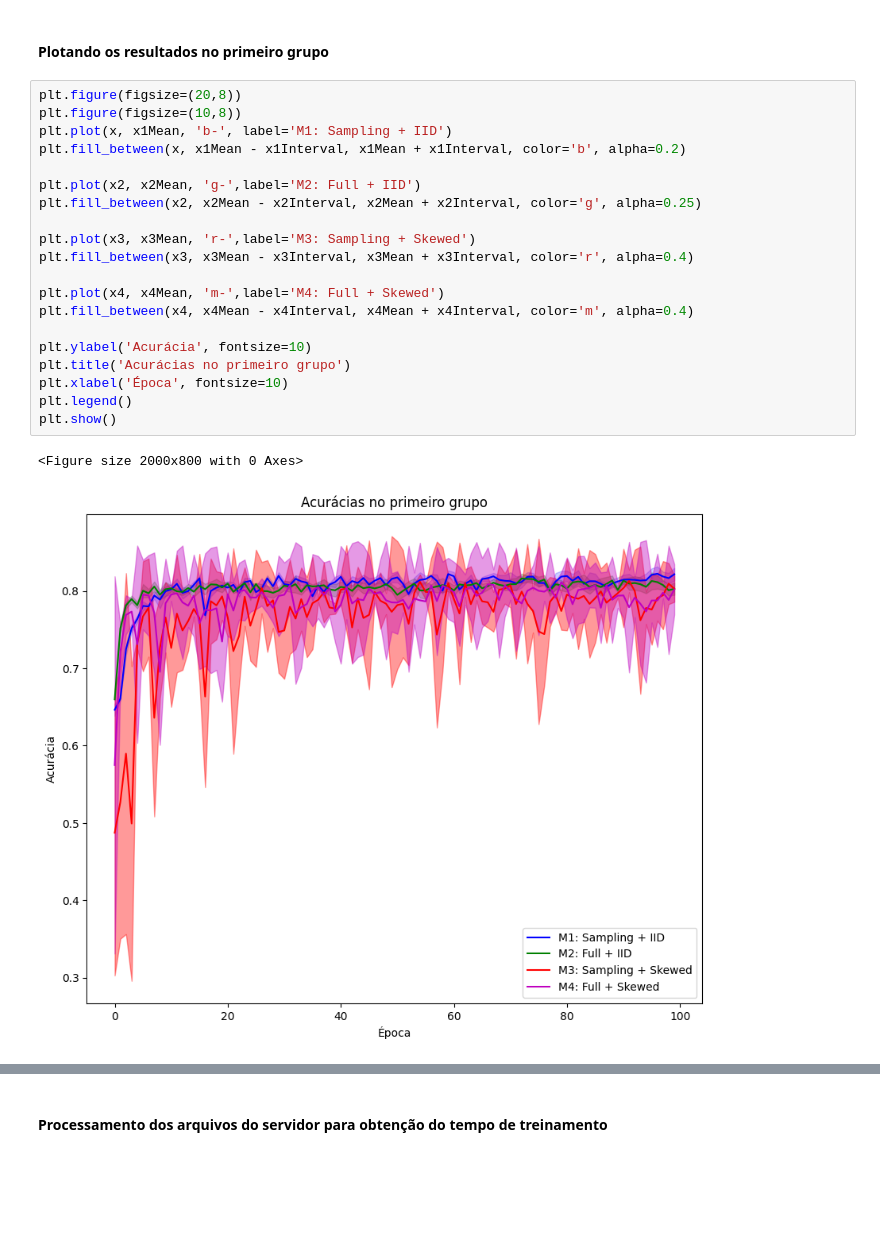
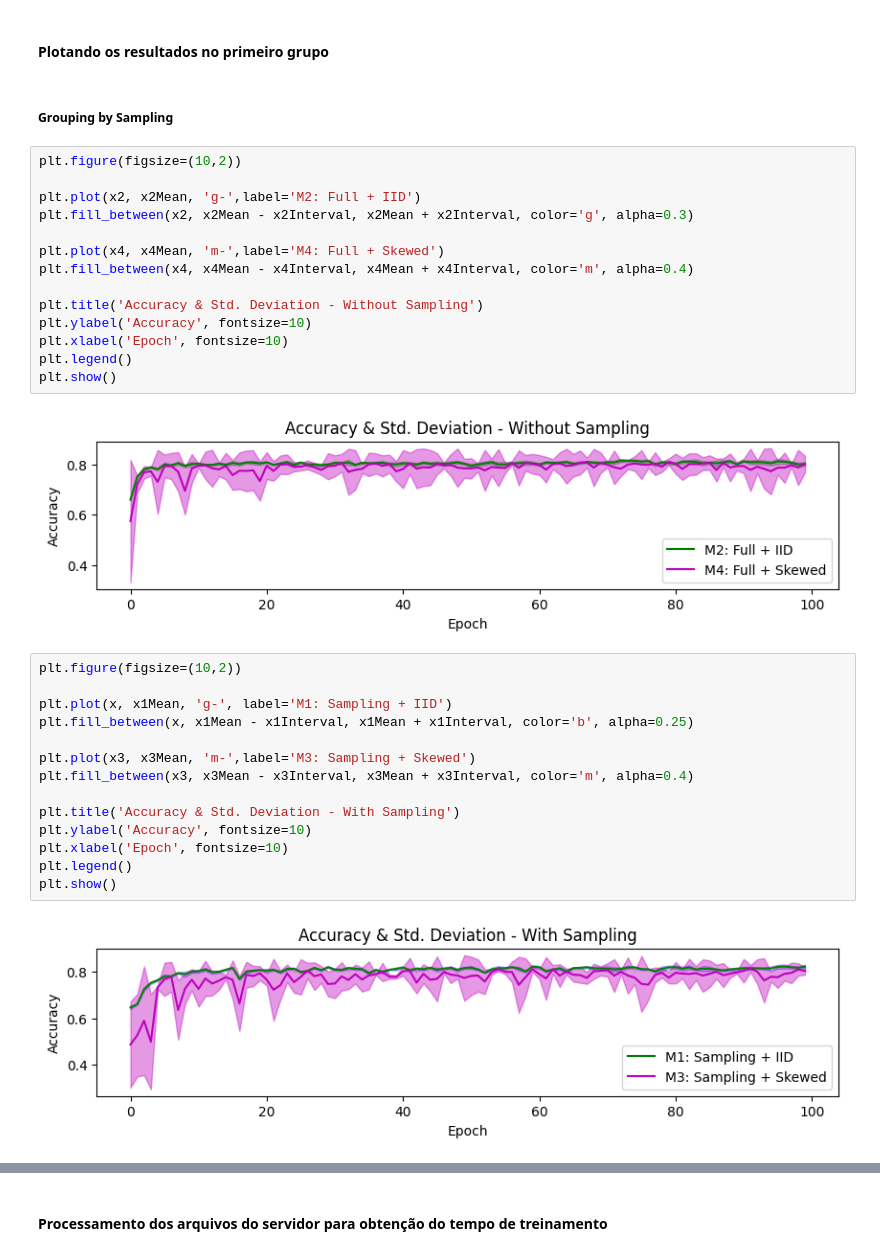
Before and after one commit to mayaragao/AFRODITE-Extens-o, a Jupyter notebook: src/results-notebooks/Resultados Extensao/results-AFRODITE_Extensao.ipynb, the cells around one changed output, grey strips where cells are left out. Drawn from its saved outputs; the diff is of its cells as text; blank space fills up the shorter version.

Commit message:
add média de acurácia e desvio padrao

```diff
--- a/src/results-notebooks/Resultados Extensao/results-AFRODITE_Extensao.ipynb
+++ b/src/results-notebooks/Resultados Extensao/results-AFRODITE_Extensao.ipynb
@@ -134,26 +134,37 @@ x4Interval = std(m4_accuracies,axis=0)*1.96/sqrt(4) ## não temos certeza desse
 x4 = arange(len(x4Mean))
 # %% [markdown]
 #### Plotando os resultados no primeiro grupo
+# %% [markdown]
+##### Grouping by Sampling
 # %%
-plt.figure(figsize=(20,8))
-plt.figure(figsize=(10,8))
-plt.plot(x, x1Mean, 'b-', label='M1: Sampling + IID')
-plt.fill_between(x, x1Mean - x1Interval, x1Mean + x1Interval, color='b', alpha=0.2)
+plt.figure(figsize=(10,2))
 
 plt.plot(x2, x2Mean, 'g-',label='M2: Full + IID')
-plt.fill_between(x2, x2Mean - x2Interval, x2Mean + x2Interval, color='g', alpha=0.25)
-
-plt.plot(x3, x3Mean, 'r-',label='M3: Sampling + Skewed')
-plt.fill_between(x3, x3Mean - x3Interval, x3Mean + x3Interval, color='r', alpha=0.4)
+plt.fill_between(x2, x2Mean - x2Interval, x2Mean + x2Interval, color='g', alpha=0.3)
 
 plt.plot(x4, x4Mean, 'm-',label='M4: Full + Skewed')
 plt.fill_between(x4, x4Mean - x4Interval, x4Mean + x4Interval, color='m', alpha=0.4)
 
-plt.ylabel('Acurácia', fontsize=10)
-plt.title('Acurácias no primeiro grupo')
-plt.xlabel('Época', fontsize=10)
+plt.title('Accuracy & Std. Deviation - Without Sampling')
+plt.ylabel('Accuracy', fontsize=10)
+plt.xlabel('Epoch', fontsize=10)
 plt.legend()
 plt.show()
 # %% [output]
-<Figure size 2000x800 with 0 Axes>
-[figure, old version]
+[figure, new version]
+# %%
+plt.figure(figsize=(10,2))
+
+plt.plot(x, x1Mean, 'g-', label='M1: Sampling + IID')
+plt.fill_between(x, x1Mean - x1Interval, x1Mean + x1Interval, color='b', alpha=0.25)
+
+plt.plot(x3, x3Mean, 'm-',label='M3: Sampling + Skewed')
+plt.fill_between(x3, x3Mean - x3Interval, x3Mean + x3Interval, color='m', alpha=0.4)
+
+plt.title('Accuracy & Std. Deviation - With Sampling')
+plt.ylabel('Accuracy', fontsize=10)
+plt.xlabel('Epoch', fontsize=10)
+plt.legend()
+plt.show()
+# %% [output]
+[figure, added]
```
Also changed, not shown: parts of 7 cells of this notebook.
